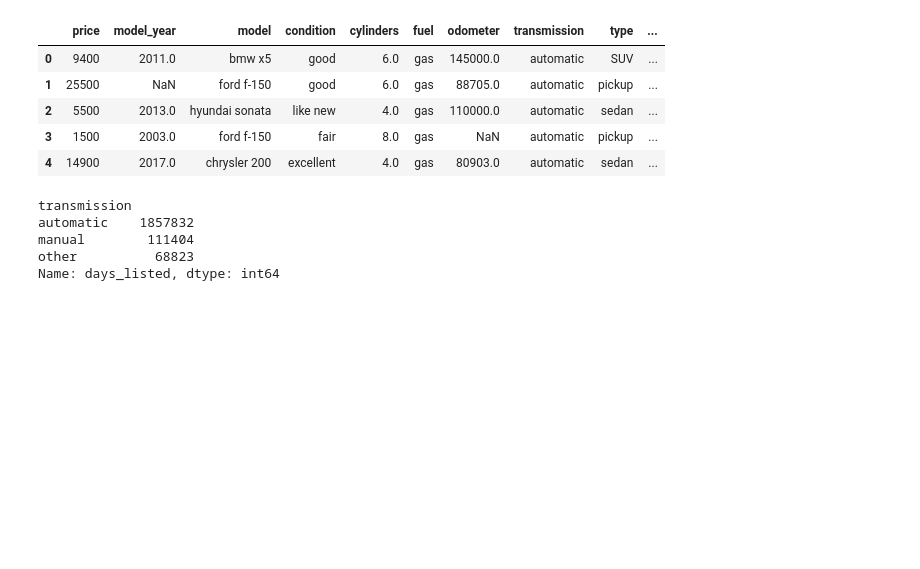
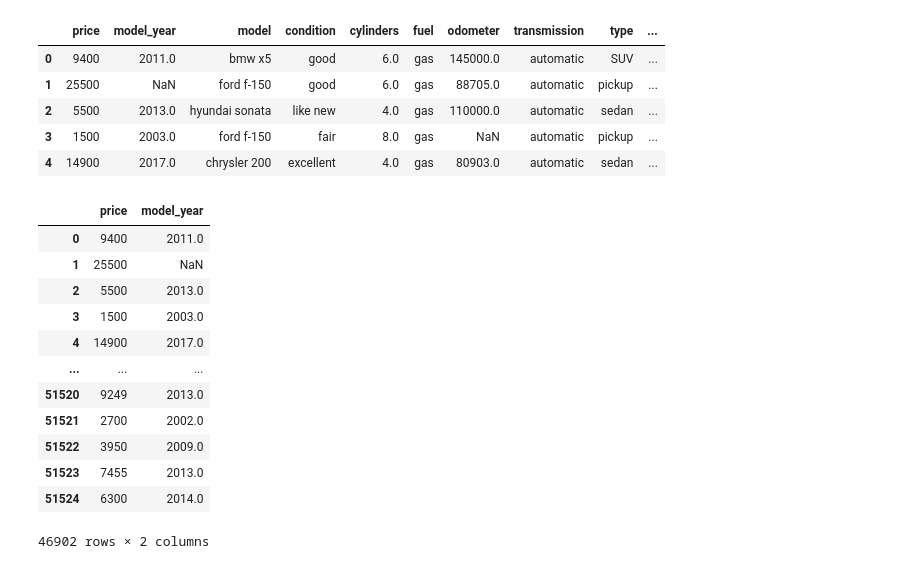
Before and after one commit to Rendu129/Project_Spring5, a Jupyter notebook: notebooks/EDA.ipynb, the cells around one changed output. Cells and saved outputs as stored; diff of their text form; code cells hidden in the pictures; blank space fills up the shorter version.

```diff
--- a/notebooks/EDA.ipynb
+++ b/notebooks/EDA.ipynb
@@ -16,14 +16,22 @@ display(car_data.head())
 | 3 | 1500 | 2003.0 | ford f-150 | fair | 8.0 | gas | NaN | automatic | pickup | ... |
 | 4 | 14900 | 2017.0 | chrysler 200 | excellent | 4.0 | gas | 80903.0 | automatic | sedan | ... |
 # %%
-x=car_data.groupby('transmission')['days_listed'].sum()
-print(x)
+x=car_data.query("transmission=='automatic'")[['price','model_year']]
+display(x)
 # %% [output]
+|  | price | model_year |
+| 0 | 9400 | 2011.0 |
+| 1 | 25500 | NaN |
+| 2 | 5500 | 2013.0 |
+| 3 | 1500 | 2003.0 |
+| 4 | 14900 | 2017.0 |
+| ... | ... | ... |
+| 51520 | 9249 | 2013.0 |
+| 51521 | 2700 | 2002.0 |
+| 51522 | 3950 | 2009.0 |
+| 51523 | 7455 | 2013.0 |
+| 51524 | 6300 | 2014.0 |
-transmission
-automatic    1857832
-manual        111404
-other          68823
-Name: days_listed, dtype: int64
+46902 rows × 2 columns
 # %%
 fig = px.scatter(car_data, x= 'odometer', y= 'price')
 fig.show()
```
